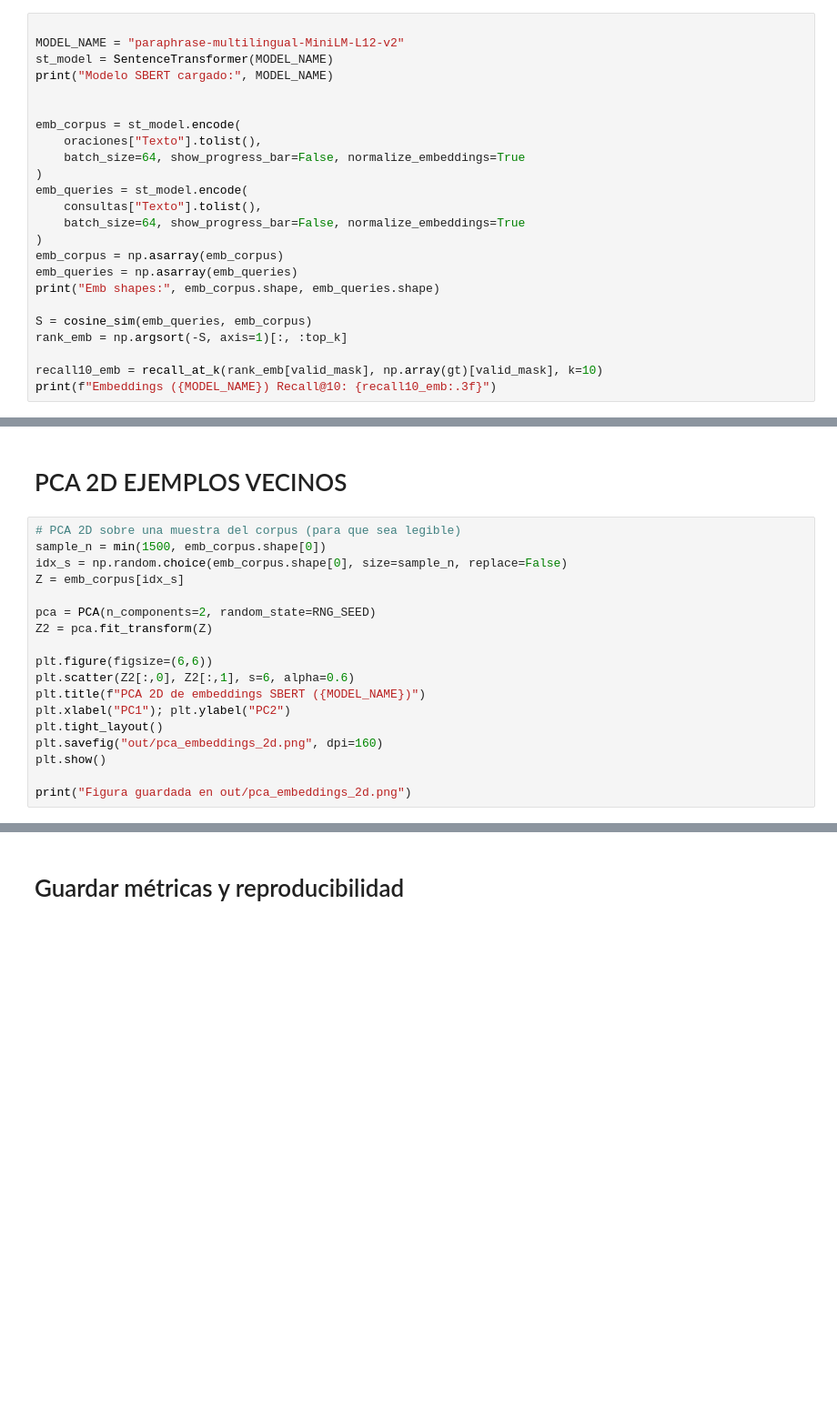
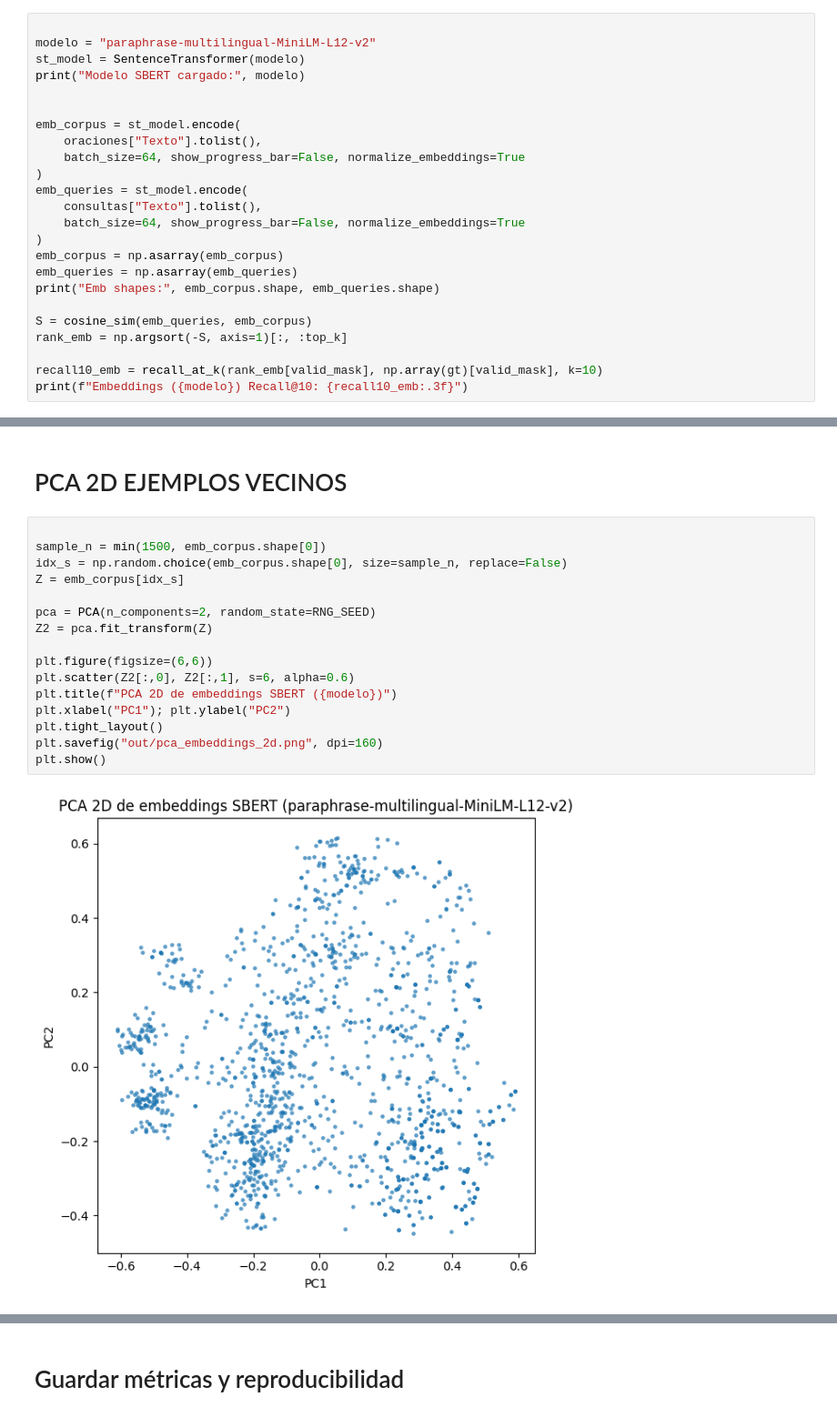
Before and after one commit to peg1163/Procesamiento_Lenguaje_Natural, a Jupyter notebook: PC1_NLP.ipynb, the cells around one changed output, grey strips where cells are left out. Shown at 91% size. Saved outputs shown, nothing was run; the diff lists cells and outputs as text; blank space fills up the shorter version.

```diff
--- a/PC1_NLP.ipynb
+++ b/PC1_NLP.ipynb
@@ -129,9 +129,9 @@ TF-IDF Recall@10: 0.993
 # EMBEDING DE OREACIONES Y RECUPERACION
 # %%
 
-MODEL_NAME = "paraphrase-multilingual-MiniLM-L12-v2"
-st_model = SentenceTransformer(MODEL_NAME)
-print("Modelo SBERT cargado:", MODEL_NAME)
+modelo = "paraphrase-multilingual-MiniLM-L12-v2"
+st_model = SentenceTransformer(modelo)
+print("Modelo SBERT cargado:", modelo)
 
 
 emb_corpus = st_model.encode(
@@ -150,7 +150,7 @@ S = cosine_sim(emb_queries, emb_corpus)
 rank_emb = np.argsort(-S, axis=1)[:, :top_k]
 
 recall10_emb = recall_at_k(rank_emb[valid_mask], np.array(gt)[valid_mask], k=10)
-print(f"Embeddings ({MODEL_NAME}) Recall@10: {recall10_emb:.3f}")
+print(f"Embeddings ({modelo}) Recall@10: {recall10_emb:.3f}")
 # %% [output]
 Modelo SBERT cargado: paraphrase-multilingual-MiniLM-L12-v2
 Emb shapes: (8000, 384) (200, 384)
@@ -180,20 +194,20 @@ NameError: name 'emb_backend' is not defined
 # %% [markdown]
 # PCA 2D EJEMPLOS VECINOS
 # %%
-# PCA 2D sobre una muestra del corpus (para que sea legible)
+
 sample_n = min(1500, emb_corpus.shape[0])
 idx_s = np.random.choice(emb_corpus.shape[0], size=sample_n, replace=False)
 Z = emb_corpus[idx_s]
 
 pca = PCA(n_components=2, random_state=RNG_SEED)
 Z2 = pca.fit_transform(Z)
 
 plt.figure(figsize=(6,6))
 plt.scatter(Z2[:,0], Z2[:,1], s=6, alpha=0.6)
-plt.title(f"PCA 2D de embeddings SBERT ({MODEL_NAME})")
+plt.title(f"PCA 2D de embeddings SBERT ({modelo})")
 plt.xlabel("PC1"); plt.ylabel("PC2")
 plt.tight_layout()
 plt.savefig("out/pca_embeddings_2d.png", dpi=160)
 plt.show()
-
-print("Figura guardada en out/pca_embeddings_2d.png")
+# %% [output]
+[figure, added]
```
Also changed, not shown: parts of 4 cells of this notebook, 3 other files.
